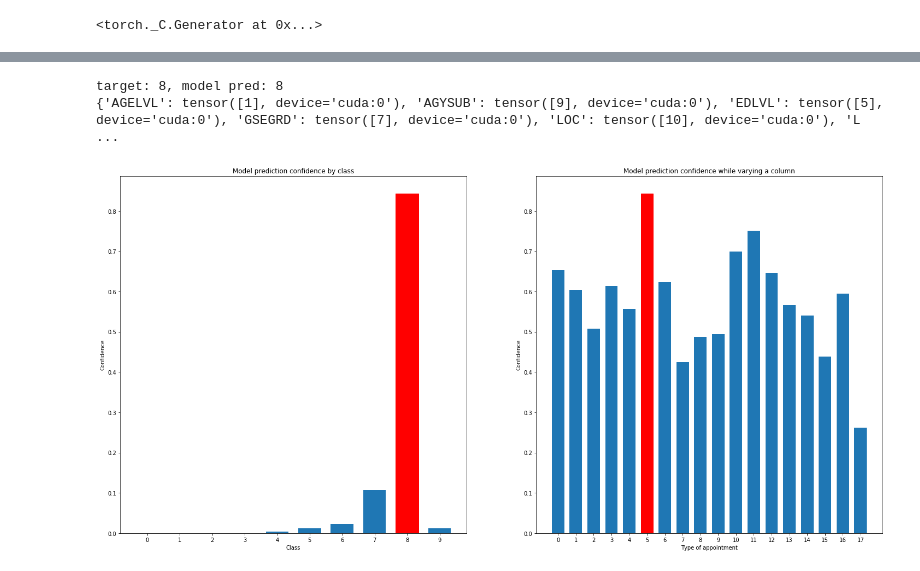
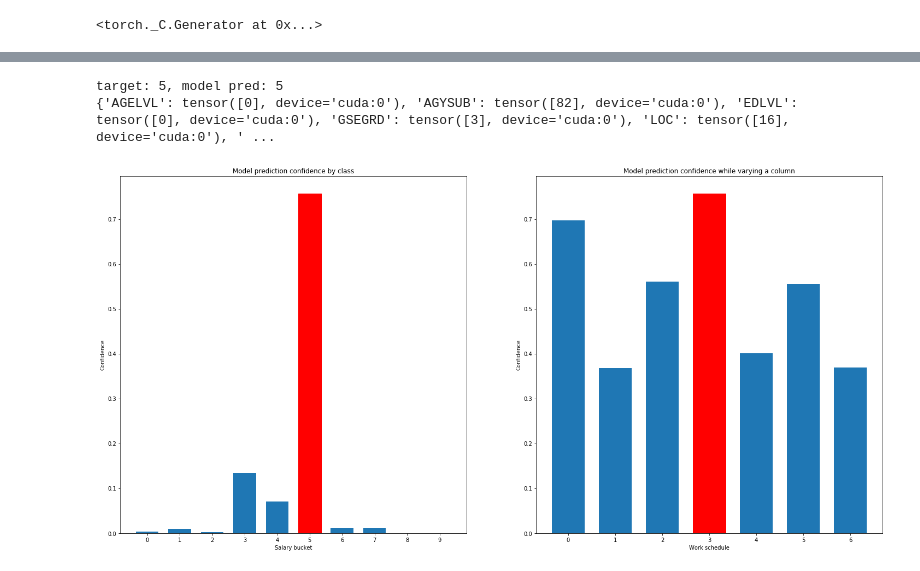
Before and after one commit to DisaitekAI/membership_inference_attack, a Jupyter notebook: notebooks/fed_emp_classification_salary.ipynb, the cells around one changed output, grey strips where cells are left out. Saved outputs shown, nothing was run; the diff lists cells and outputs as text; code cells hidden in the pictures.

```diff
--- a/notebooks/fed_emp_classification_salary.ipynb
+++ b/notebooks/fed_emp_classification_salary.ipynb
@@ -59,3 +59,6 @@ df = df.sample(30000)
+# %%
+# Dataset truncation to improve overfitting capabilities
+df = df.sample(10000, random_state = seed)
 # %%
 df_data    = df.drop(['SALBUCKET', 'SALARY', 'SALLVL'], axis = 1)
 df_target  = df['SALBUCKET']
@@ -165,7 +168,7 @@ train_dataset, valid_dataset = random_split(dataset, lengths)
 train        = True
 device       = torch.device('cuda')
 model        = model.to(device)
-epochs       = 50
+epochs       = 200
 batch_size   = 2048
 optimizer    = optim.Adam(model.parameters())
 criterion    = nn.CrossEntropyLoss()
@@ -188,8 +191,8 @@ if train:
             total         += y.shape[0]
             loss.backward()
             optimizer.step()
-            if i % 50 == 0:
-                print(f'[{epoch}:{i}] {loss.item()}')
+#             if i % 50 == 0:
+#                 print(f'[{epoch}:{i}] {loss.item()}')
         model.eval()
         valid_correct = 0
         valid_total   = 0
@@ -202,7 +205,6 @@ if train:
                 res            = model(cat_variables, num_var)
                 valid_correct += (res.argmax(dim = 1) == y).detach().sum().item()
                 valid_total   += y.shape[0]
-        print(valid_correct, valid_total)
         print(f'[{epoch}:{i}] [T] {100. * correct / total:5.2f}%, [V] {100. * valid_correct / valid_total:5.2f}% {loss.item():5.2f}')
         model.train()
 
@@ -321,7 +323,8 @@ def plot_both_figures(sample_idx, col, bar_width = 0.7, figsize = (25, 12)):
         cat_variables[col][0] = col_val
         res = model(cat_variables, num_var.unsqueeze(0))
         res = torch.softmax(res, dim = 1)
-        confidences.append(res[0, y].item())
+#        confidences.append(res[0, y].item())
+        confidences.append(res.max())
 
     fig, ax = plt.subplots(
         nrows = 1,
@@ -334,7 +337,7 @@ def plot_both_figures(sample_idx, col, bar_width = 0.7, figsize = (25, 12)):
     barlist = ax[0].bar(class_index, torch.softmax(pred, dim = 1).detach().cpu().numpy()[0], bar_width)
     barlist[y.item()].set_color('r')
     ax[0].set_title(f'Model prediction confidence by class')
-    ax[0].set_xlabel('Class')
+    ax[0].set_xlabel(col_desc[df_target.name])
     ax[0].set_ylabel('Confidence')
 
     ax[1].set_xticks(col_values)
@@ -344,9 +347,9 @@ def plot_both_figures(sample_idx, col, bar_width = 0.7, figsize = (25, 12)):
     ax[1].set_title(f'Model prediction confidence while varying a column')
     ax[1].set_xlabel(col_desc[col])
     ax[1].set_ylabel('Confidence')
-# %%
-plot_both_figures(65, 'TOA')
-# %% [output]
-target: 8, model pred: 8
-{'AGELVL': tensor([1], device='cuda:0'), 'AGYSUB': tensor([9], device='cuda:0'), 'EDLVL': tensor([5], device='cuda:0'), 'GSEGRD': tensor([7], device='cuda:0'), 'LOC': tensor([10], device='cuda:0'), 'L ...
-[figure, removed]
+# %%
+plot_both_figures(73, 'WORKSCH')
+# %% [output]
+target: 5, model pred: 5
+{'AGELVL': tensor([0], device='cuda:0'), 'AGYSUB': tensor([82], device='cuda:0'), 'EDLVL': tensor([0], device='cuda:0'), 'GSEGRD': tensor([3], device='cuda:0'), 'LOC': tensor([16], device='cuda:0'), ' ...
+[figure, added]
```
Also changed, not shown: parts of 8 cells of this notebook.
